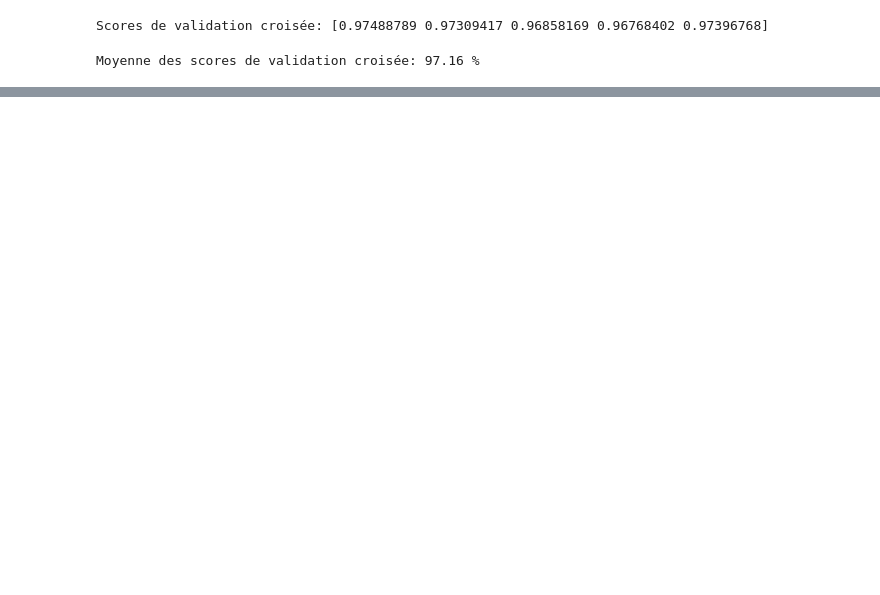
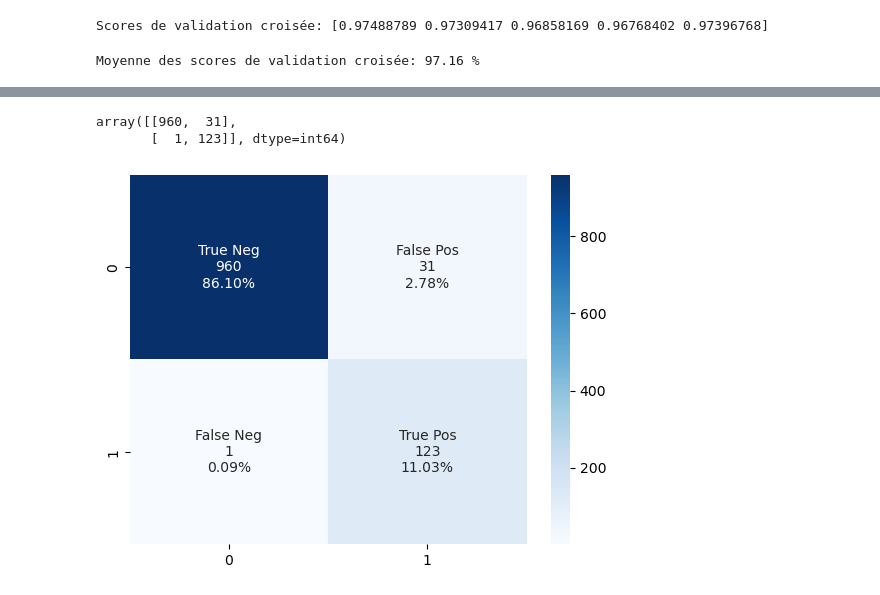
Before and after one commit to freddyAdjh/spam-detection-using-nlp, a Jupyter notebook: Spam Detection Using NLP and SVM.ipynb, the cells around one changed output, grey strips where cells are left out. Saved outputs shown, nothing was run; the diff lists cells and outputs as text; code cells hidden in the pictures; blank space fills up the shorter version.

Commit message:
confusion matrix

```diff
--- a/Spam Detection Using NLP and SVM.ipynb
+++ b/Spam Detection Using NLP and SVM.ipynb
@@ -127,3 +118,6 @@ mean_score = cross_val_scores.mean()
 print(f"Moyenne des scores de validation croisée: {mean_score*100:.2f} %")
 # %% [output]
 Moyenne des scores de validation croisée: 97.16 %
+# %%
+%%time
+svm_clf.fit(X_train,y_train)
@@ -129,0 +128,17 @@ Moyenne des scores de validation croisée: 97.16 %
+# %%
+y_preds = svm_clf.predict(X_test)
+# %%
+cm = confusion_matrix(y_preds,y_test)
+cm
+# %% [output]
+array([[960,  31],
+       [  1, 123]], dtype=int64)
+# %%
+names = ['True Neg','False Pos','False Neg','True Pos']
+counts = [value for value in cm.flatten()]
+percentages = ['{0:.2%}'.format(value) for value in cm.flatten()/np.sum(cm)]
+labels = [f'{v1}\n{v2}\n{v3}' for v1, v2, v3 in zip(names,counts,percentages)]
+labels = np.asarray(labels).reshape(2,2)
+sns.heatmap(cm,annot = labels,cmap = 'Blues',fmt ='');
+# %% [output]
+[figure, added]
```
Also changed, not shown: parts of 4 cells of this notebook.
